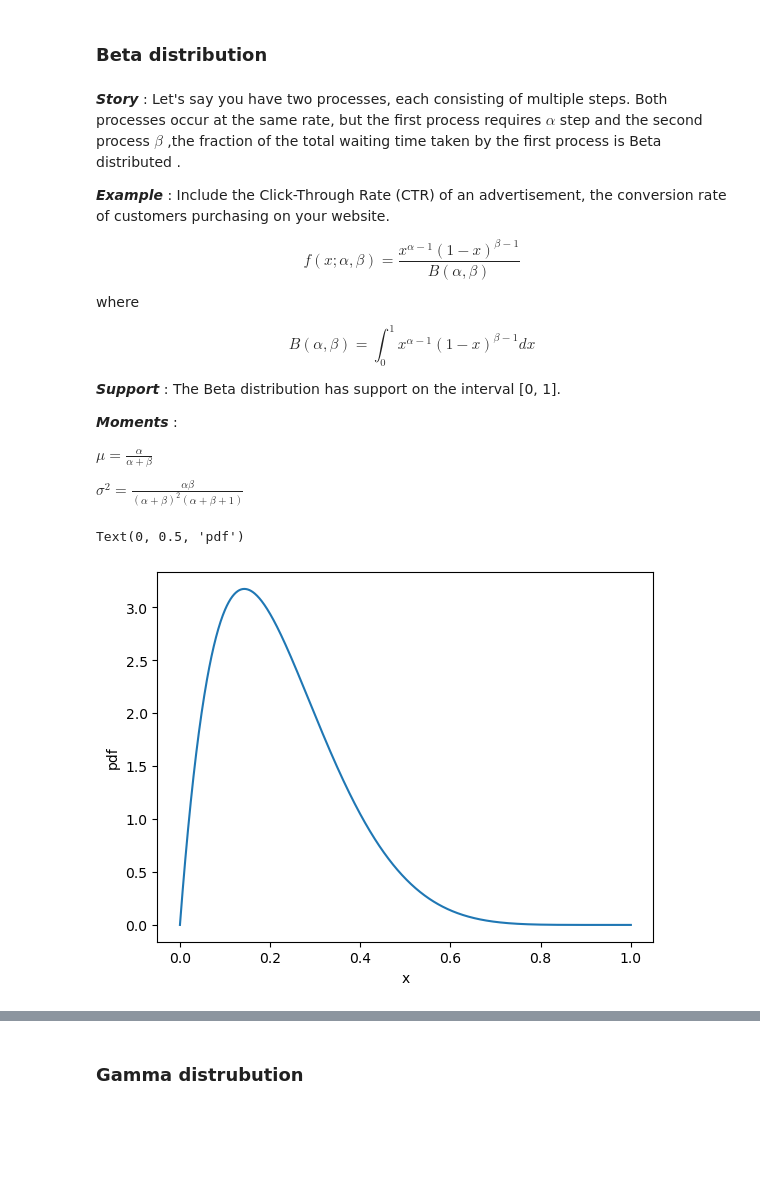
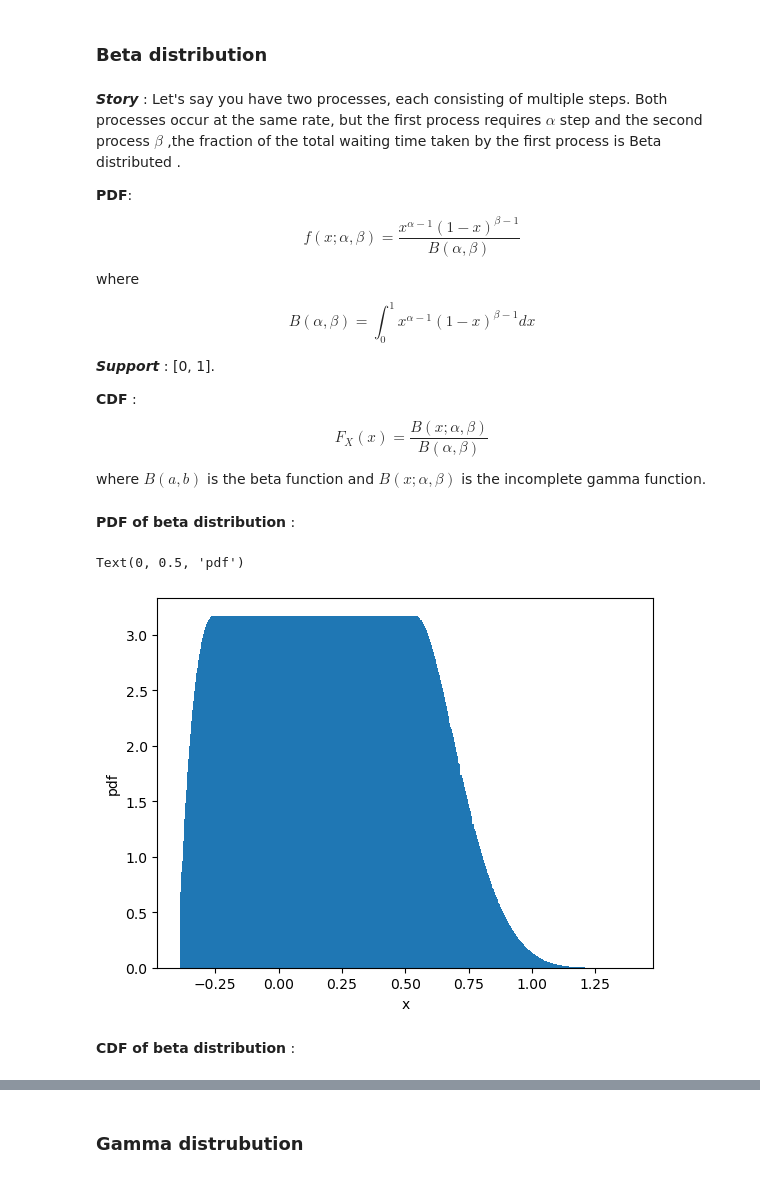
Before and after one commit to rishabh-mondal/blog, a Jupyter notebook: Sampling_distributions.ipynb, the cells around one changed output, grey strips where cells are left out. Saved outputs shown, nothing was run; the diff lists cells and outputs as text; code cells hidden in the pictures; blank space fills up the shorter version.

```diff
--- a/Sampling_distributions.ipynb
+++ b/Sampling_distributions.ipynb
@@ -201,11 +259,12 @@ Variance: $\sigma^2$
 from torch.distributions import Normal
 mean = torch.tensor([0.0])
 stddev = torch.tensor([1.0])
-dist = Normal(mean, stddev)
-x = np.linspace(-5, 5, 100)
-pdf = torch.exp(dist.log_prob(torch.tensor(x))).numpy()
-
-# Plot the normal distribution
+normal_dist = dist.Normal(mean, stddev)
+a = -5
+b = 5
+uniform_dist = dist.Uniform(a, b)
+x = uniform_dist.sample((1000,))
+pdf = torch.exp(normal_dist.log_prob(x))
 plt.plot(x, pdf)
 plt.ylabel("probability density")
 plt.xlabel("x")
@@ -214,0 +291,9 @@ Text(0.5, 0, 'x')
+# %%
+a = 0.01
+b = 0.99
+uniform_dist = dist.Uniform(a, b)
+x = uniform_dist.sample((1000,))
+inv_cdf = norm.ppf(x, loc=0, scale=1)
+plt.plot(x, inv_cdf)
+plt.xlabel('Probability')
+plt.ylabel('Inverse CDF')
@@ -217,31 +305,33 @@ Text(0.5, 0, 'x')
 # %% [markdown]
 ***Story*** : Let's say you have two processes, each consisting of multiple steps. Both processes occur at the same rate, but the first process requires $\alpha$ step and the second process $\beta$ ,the fraction of the total waiting time taken by the first process is Beta distributed .
 
-***Example*** : Include the Click-Through Rate (CTR) of an advertisement, the conversion rate of customers purchasing on your website.
-
+****PDF****:
 $$f(x; \alpha, \beta) = \frac{x^{\alpha-1} (1-x)^{\beta-1}}{B(\alpha, \beta)}$$
 
 where
 
 $$B(\alpha, \beta) = \int_0^1 x^{\alpha-1} (1-x)^{\beta-1} dx$$
 
-***Support*** : The Beta distribution has support on the interval [0, 1].
+***Support*** : [0, 1].
 
-***Moments*** :
+****CDF**** :
+$$F_X(x) = \frac{B(x; \alpha, \beta)}{B(\alpha, \beta)}$$
 
-$\mu = \frac{\alpha}{\alpha + \beta}$
-
-$\sigma^2 = \frac{\alpha \beta}{(\alpha + \beta)^2 (\alpha + \beta + 1)}$
+where ${B(a, b)}$ is the beta function and $B(x; \alpha, \beta)$ is the incomplete gamma function.
+# %% [markdown]
+****PDF of beta distribution**** :
 # %%
 alpha = 2
 beta = 7
-# Create a Beta distribution object
 beta_dist = torch.distributions.Beta(alpha, beta)
-x = np.linspace(0, 1, 1000)
+uniform_dist = dist.Uniform(a, b)
+x = uniform_dist.sample((1000,))
 pdf = beta_dist.log_prob(torch.tensor(x)).exp()
-plt.plot(x, pdf)
+plt.bar(x, pdf)
 plt.xlabel("x")
 plt.ylabel("pdf")
 # %% [output]
 Text(0, 0.5, 'pdf')
-[figure, old version]
+[figure, new version]
+# %% [markdown]
+****CDF of beta distribution**** :
```
Also changed, not shown: parts of 58 cells of this notebook.
